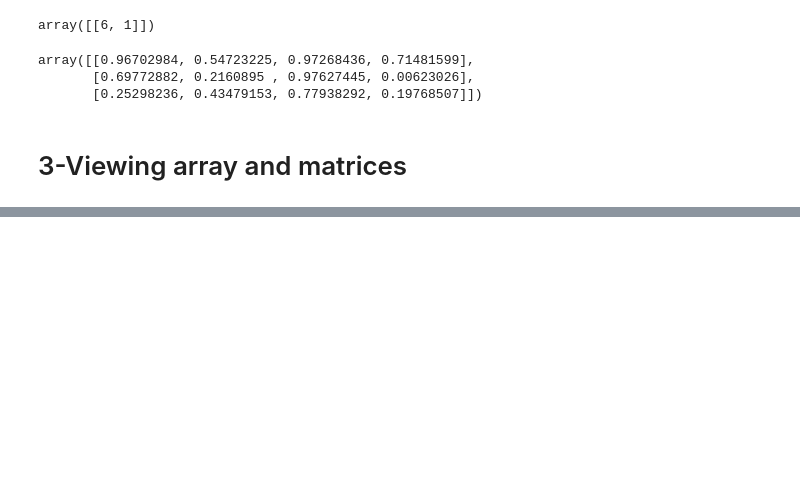
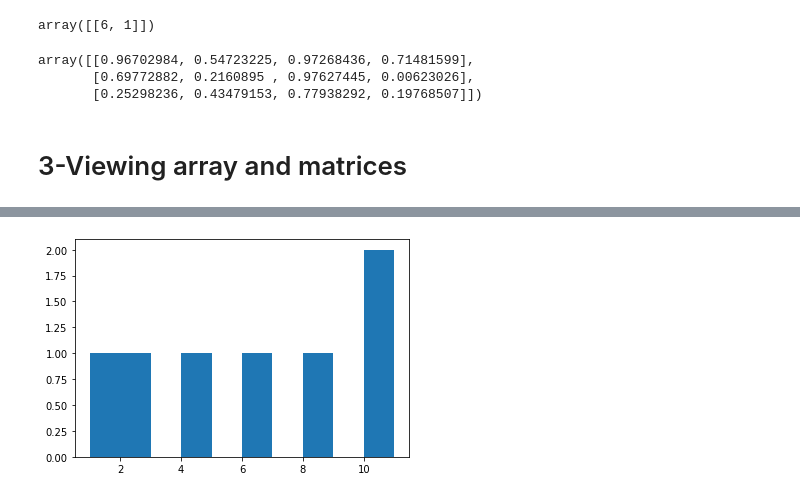
Before and after one commit to aliazani/machine-learning, a Jupyter notebook: 3-numpy/1-intoduction_to_numpy.ipynb, the cells around one changed output, grey strips where cells are left out. Cells and saved outputs as stored; diff of their text form; code cells hidden in the pictures; blank space fills up the shorter version.

```diff
--- a/3-numpy/1-intoduction_to_numpy.ipynb
+++ b/3-numpy/1-intoduction_to_numpy.ipynb
@@ -156,0 +504,5 @@ array([[0.96702984, 0.54723225, 0.97268436, 0.71481599],
+# %%
+plt.hist(low_var_array)
+plt.show()
+# %% [output]
+[figure, added]
```
Also changed, not shown: parts of 63 cells of this notebook.
